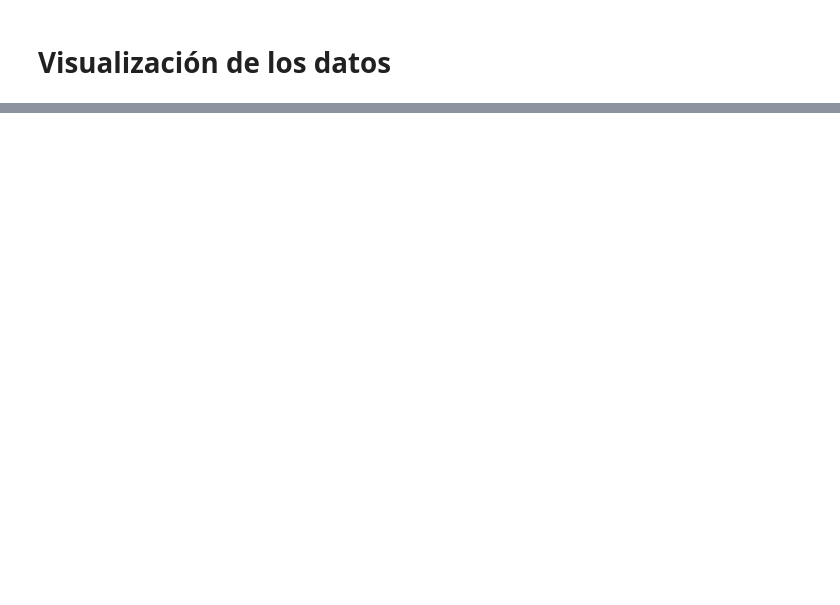
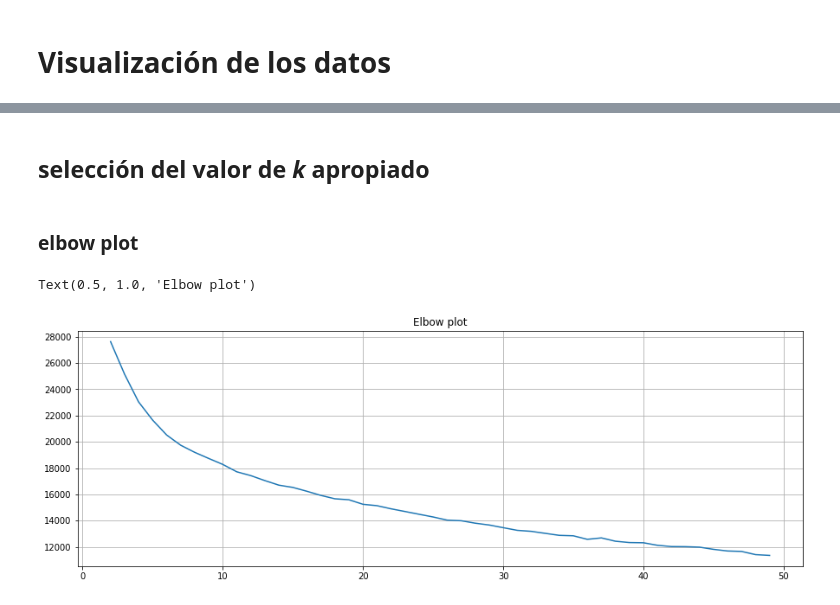
Before and after one commit to estebanhernandezr/Entregas-Semanales, a Jupyter notebook: SantiagoEsteban_AlvarezHernandez_ML_3.ipynb, the cells around one changed output, grey strips where cells are left out. Drawn from its saved outputs; the diff is of its cells as text; code cells hidden in the pictures; blank space fills up the shorter version.

```diff
--- a/SantiagoEsteban_AlvarezHernandez_ML_3.ipynb
+++ b/SantiagoEsteban_AlvarezHernandez_ML_3.ipynb
@@ -429,0 +494,9 @@ False
+# %%
+def build_means_dataframe(dataframe, rows, cols, entries):
+    frames = []
+    for i in pd.DataFrame(dataframe[rows].value_counts()).index.values.tolist():
+        row = means_dataframe(relation_table2.loc[relation_table2[rows]==i], cols, entries).T
+        frames.append(row)
+    df = pd.concat(frames)
+    df = df.set_index([pd.DataFrame(dataframe[rows].value_counts()).index.values.tolist()])
+    return df.fillna(0)
@@ -429,0 +523,2 @@ False
+# %%
+datos = build_means_dataframe(relation_table2, rows='User ID', cols='Genre', entries='Ratings')
@@ -429,0 +541,23 @@ False
+# %%
+datos_copy = datos.copy()
+datos_copy = datos_copy.div(datos_copy.sum(axis=1), axis=0)
+datos_copy = shuffle(datos_copy)
+# %% [markdown]
+## **selección del valor de *k* apropiado**
+# %% [markdown]
+### **elbow plot**
+# %%
+X = datos_copy
+distorsions = []
+for k in range(2, 50):
+    kmeans = KMeans(n_clusters=k)
+    kmeans.fit(X)
+    distorsions.append(kmeans.inertia_)
+
+fig = plt.figure(figsize=(15, 5))
+plt.plot(range(2, 50), distorsions)
+plt.grid(True)
+plt.title('Elbow plot')
+# %% [output]
+Text(0.5, 1.0, 'Elbow plot')
+[figure, added]
```
Also changed, not shown: parts of 36 cells of this notebook.
